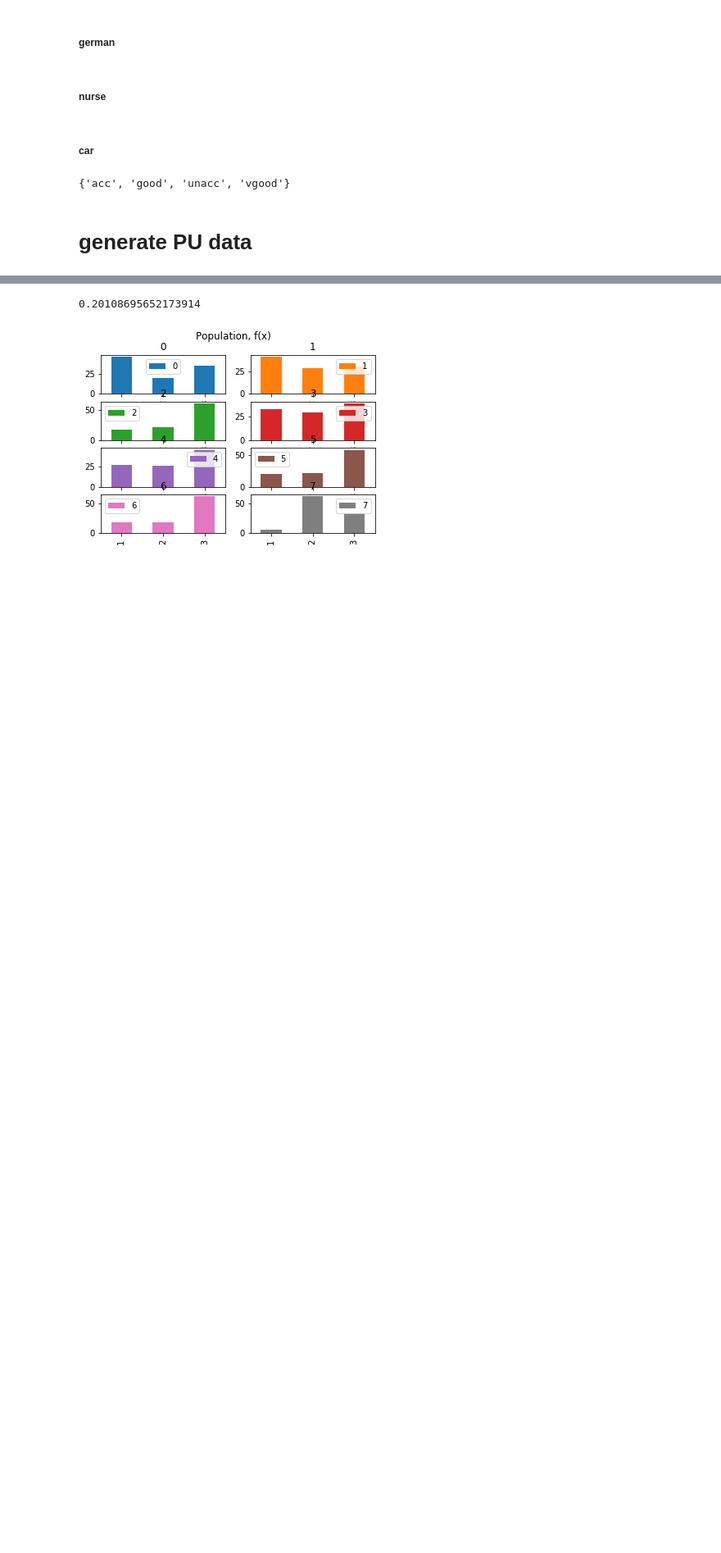
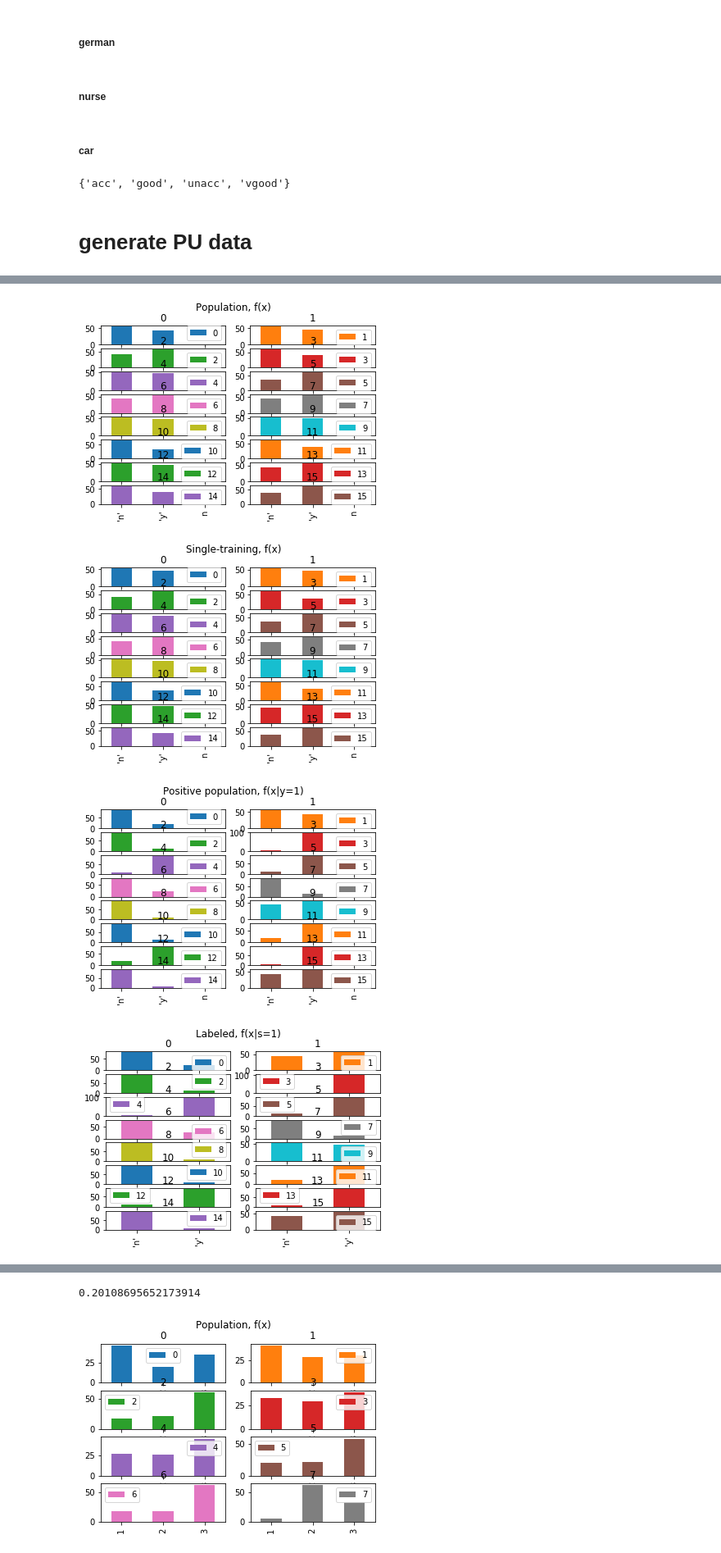
Before and after one commit to chengning-zhang/Bayesian-Classifers-for-PU_learning, a Jupyter notebook: example/PU Learning for Bayesian classifiers.ipynb, the cells around one changed output, grey strips where cells are left out. Shown: that part at 82% size. Saved outputs shown, nothing was run; the diff lists cells and outputs as text; code cells hidden in the pictures; blank space fills up the shorter version.

```diff
--- a/example/PU Learning for Bayesian classifiers.ipynb
+++ b/example/PU Learning for Bayesian classifiers.ipynb
@@ -258 +326,11 @@ class PUgenerator:
+# %%
+vote_pu = PUgenerator()
+vote_pu.fit(X11,y11,pos_label = "'republican'",case_control=False,c =0.5,n_T = 430 )
+vote_pu.prevalence_
+vote_pu.plot_dist()
+# %% [output]
+[figure, added]
+[figure, added]
+[figure, added]
+[figure, added]
 # %% [markdown]
```
Also changed, not shown: parts of 142 cells of this notebook.
